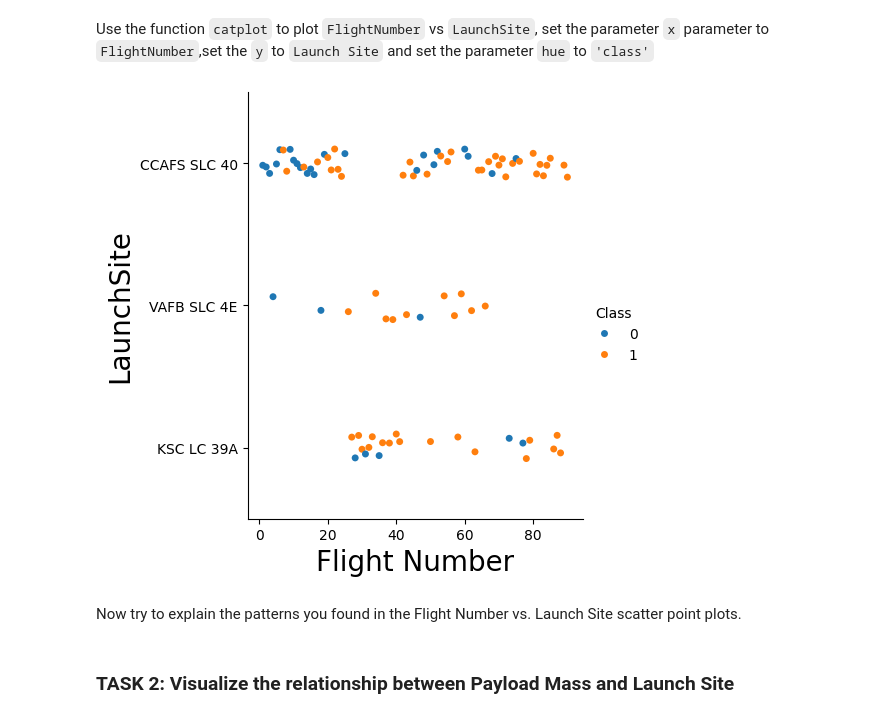
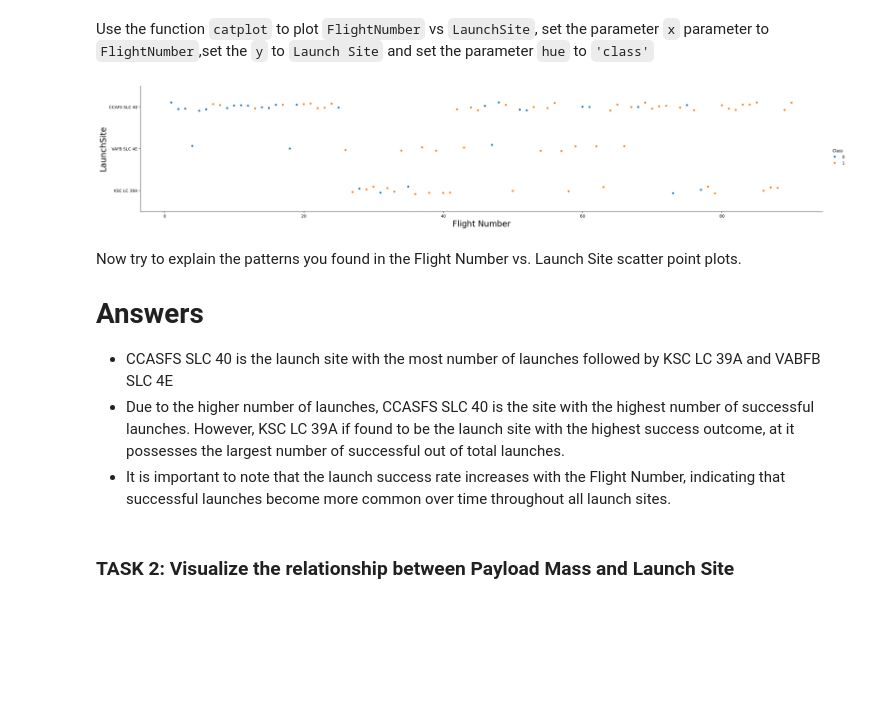
Before and after one commit to mg380/IBM-Applied-Data-Science-Capstone, a Jupyter notebook: edadataviz.ipynb, the cells around one changed output. Saved outputs shown, nothing was run; the diff lists cells and outputs as text; code cells hidden in the pictures; blank space fills up the shorter version.

Commit message:
updated images and notebooks. uploading some raw data needed to run certain notebooks where loading from URL did not work locally.

```diff
--- a/edadataviz.ipynb
+++ b/edadataviz.ipynb
@@ -62,12 +54,13 @@ please provide us feedback at https://github.com/pandas-dev/pandas/issues/54466
 # %% [markdown]
 First, let's read the SpaceX dataset into a Pandas dataframe and print its summary
 # %%
-from js import fetch
+#from js import fetch
 import io
 
-URL = "https://cf-courses-data.s3.us.cloud-object-storage.appdomain.cloud/IBM-DS0321EN-SkillsNetwork/datasets/dataset_part_2.csv"
-resp = await fetch(URL)
-dataset_part_2_csv = io.BytesIO((await resp.arrayBuffer()).to_py())
+#URL = "https://cf-courses-data.s3.us.cloud-object-storage.appdomain.cloud/IBM-DS0321EN-SkillsNetwork/datasets/dataset_part_2.csv"
+#resp = await fetch(URL)
+#dataset_part_2_csv = io.BytesIO((await resp.arrayBuffer()).to_py())
+dataset_part_2_csv = "dataset_part_2.csv"
 df=pd.read_csv(dataset_part_2_csv)
 df.head(5)
 # %% [output]
@@ -96,14 +89,19 @@ Next, let's drill down to each site visualize its detailed launch records.
 Use the function <code>catplot</code> to plot <code>FlightNumber</code> vs <code>LaunchSite</code>, set the  parameter <code>x</code>  parameter to <code>FlightNumber</code>,set the  <code>y</code> to <code>Launch Site</code> and set the parameter <code>hue</code> to <code>'class'</code>
 # %%
 # Plot a scatter point chart with x axis to be Flight Number and y axis to be the launch site, and hue to be the class value
-sns.catplot(x="FlightNumber",y="LaunchSite",hue="Class",data=df)
+sns.catplot(x="FlightNumber",y="LaunchSite",hue="Class",data=df, aspect=5)
 plt.xlabel("Flight Number",fontsize=20)
 plt.ylabel("LaunchSite",fontsize=20)
 plt.show()
 # %% [output]
-[figure, old version]
+[figure, new version]
-# %% [markdown]
-Now try to explain the patterns you found in the Flight Number vs. Launch Site scatter point plots.
+# %% [markdown]
+Now try to explain the patterns you found in the Flight Number vs. Launch Site scatter point plots.
+
+# Answers
+* CCASFS SLC 40 is the launch site with the most number of launches followed by KSC LC 39A and VABFB SLC 4E
+* Due to the higher number of launches, CCASFS SLC 40 is the site with the highest number of successful launches. However, KSC LC 39A if found to be the launch site with the highest success outcome, at it possesses the largest number of successful out of total launches.
+* It is important to note that the launch success rate increases with the Flight Number, indicating that successful launches become more common over time throughout all launch sites.
 # %% [markdown]
 ### TASK 2: Visualize the relationship between Payload Mass and Launch Site
 # %% [markdown]
```
Also changed, not shown: parts of 8 cells of this notebook, 18 other files.
